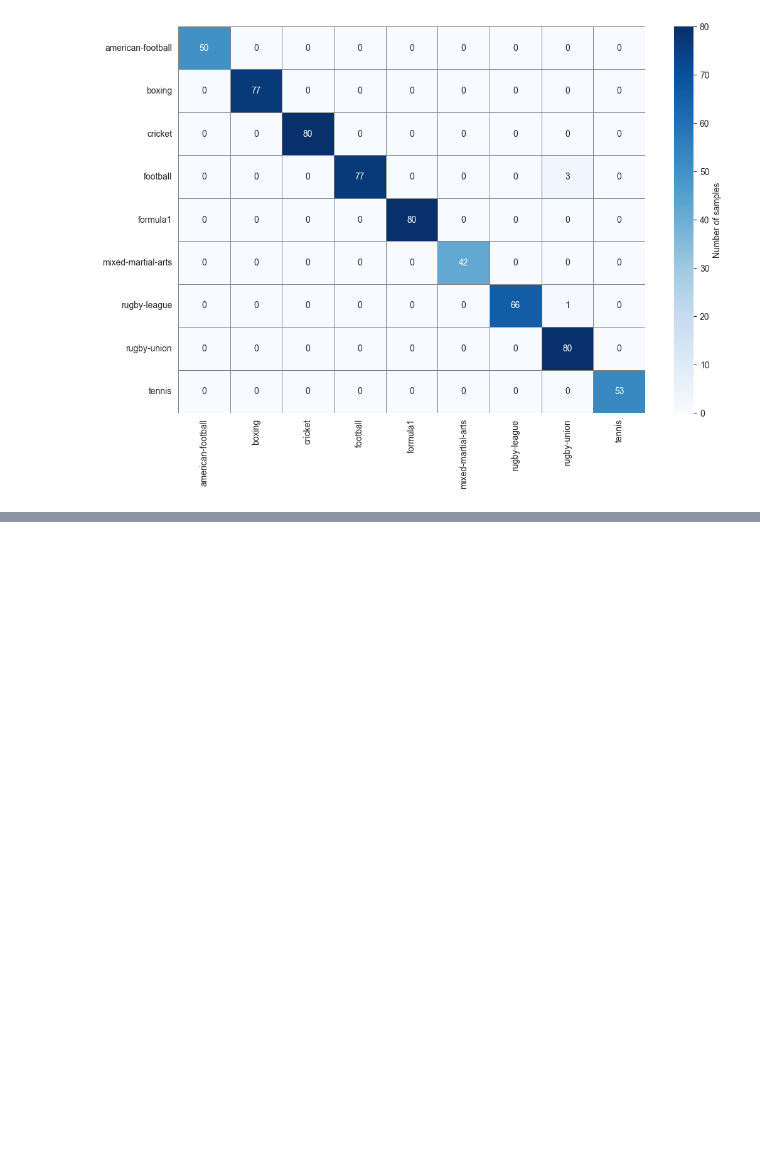
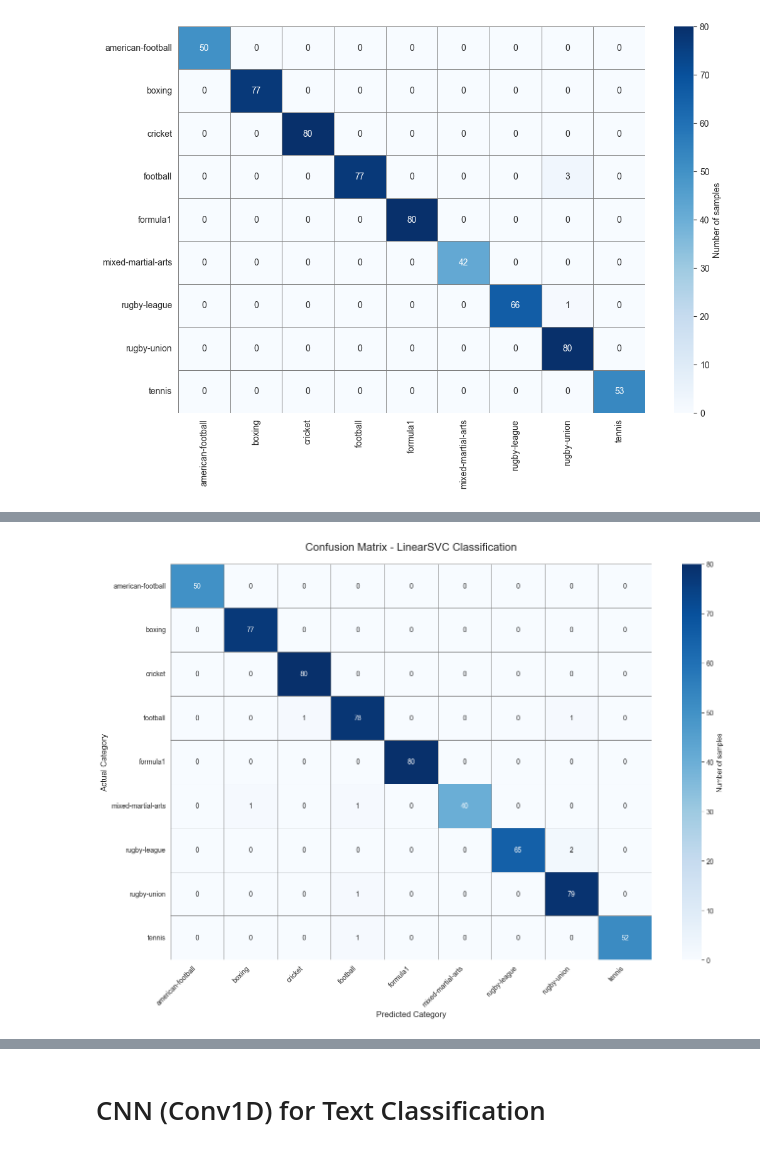
Before and after one commit to Klonotoros/Data-Mining, a Jupyter notebook: sportClassifier.ipynb, the cells around one changed output, grey strips where cells are left out. Drawn from its saved outputs; the diff is of its cells as text; code cells hidden in the pictures; blank space fills up the shorter version.

```diff
--- a/sportClassifier.ipynb
+++ b/sportClassifier.ipynb
@@ -152,0 +180,20 @@ sns.heatmap(
+# %%
+linear_svc_classifier = Pipeline([
+    ('vectorizer', CountVectorizer(
+        lowercase=True,
+        token_pattern=r'\b[a-z]+\b',
+        min_df=2,
+        max_features=10000
+    )),
+    ('classifier', LinearSVC(random_state=42, max_iter=1000))
+])
+
+print("="*80)
+print("LINEAR SVC CLASSIFIER FROM SCIKIT-LEARN")
+print("="*80)
+print("\nTraining LinearSVC classifier...")
+
+linear_svc_classifier.fit(X_train, y_train)
+
+print("✓ Trained!")
+print(f"Number of features (words): {len(linear_svc_classifier.named_steps['vectorizer'].vocabulary_)}")
@@ -152,0 +253,46 @@ sns.heatmap(
+# %%
+from sklearn.utils.multiclass import unique_labels
+
+svc_labels = list(unique_labels(y_test, svc_predictions))
+svc_cm = confusion_matrix(y_test, svc_predictions, labels=svc_labels)
+svc_categories = svc_labels
+
+plt.figure(figsize=(14, 10))
+sns.heatmap(
+    svc_cm,
+    annot=True,
+    fmt='d',
+    cmap='Blues',
+    xticklabels=svc_categories,
+    yticklabels=svc_categories,
+    cbar_kws={'label': 'Number of samples'},
+    linewidths=0.5,
+    linecolor='gray'
+)
+plt.title('Confusion Matrix - LinearSVC Classification', fontsize=16, pad=20)
+plt.xlabel('Predicted Category', fontsize=12)
+plt.ylabel('Actual Category', fontsize=12)
+plt.xticks(rotation=45, ha='right')
+plt.yticks(rotation=0)
+plt.tight_layout()
+plt.show()
+
+print("\nDetailed statistics for each category:")
+print("="*80)
+for i, category in enumerate(svc_categories):
+    tp = svc_cm[i, i]
+    fp = svc_cm[:, i].sum() - tp
+    fn = svc_cm[i, :].sum() - tp
+    precision = tp / (tp + fp) if (tp + fp) > 0 else 0
+    recall = tp / (tp + fn) if (tp + fn) > 0 else 0
+    accuracy_cat = tp / (tp + fp + fn) if (tp + fp + fn) > 0 else 0
+
+    print(f"\n{category}:")
+    print(f"  Correct predictions: {tp}")
+    print(f"  Incorrect predictions: {fp + fn}")
+    print(f"  Precision: {precision*100:.2f}%")
+    print(f"  Recall: {recall*100:.2f}%")
+    print(f"  Accuracy: {accuracy_cat*100:.2f}%")
+print("="*80)
+# %% [output]
+[figure, added]
@@ -152,0 +316,2 @@ sns.heatmap(
+# %% [markdown]
+# CNN (Conv1D) for Text Classification
```
Also changed, not shown: parts of 11 cells of this notebook.
